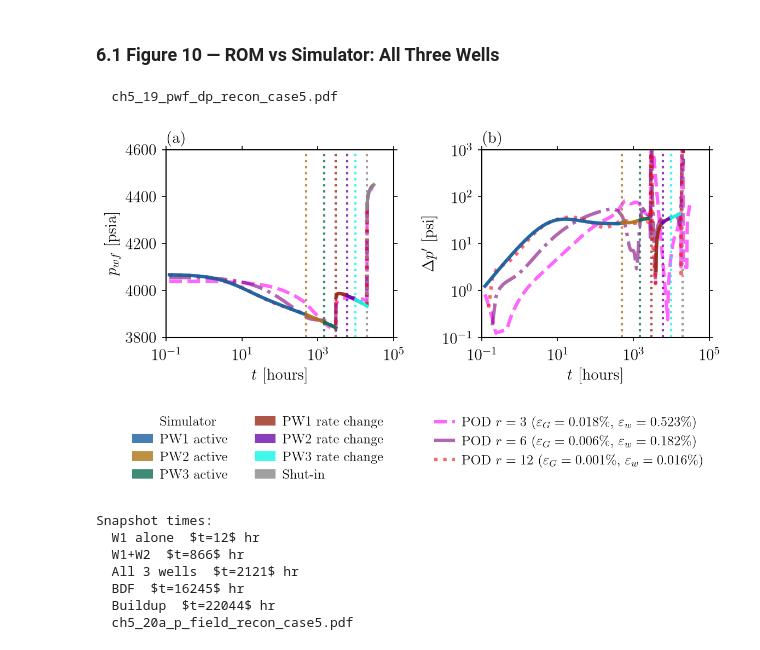
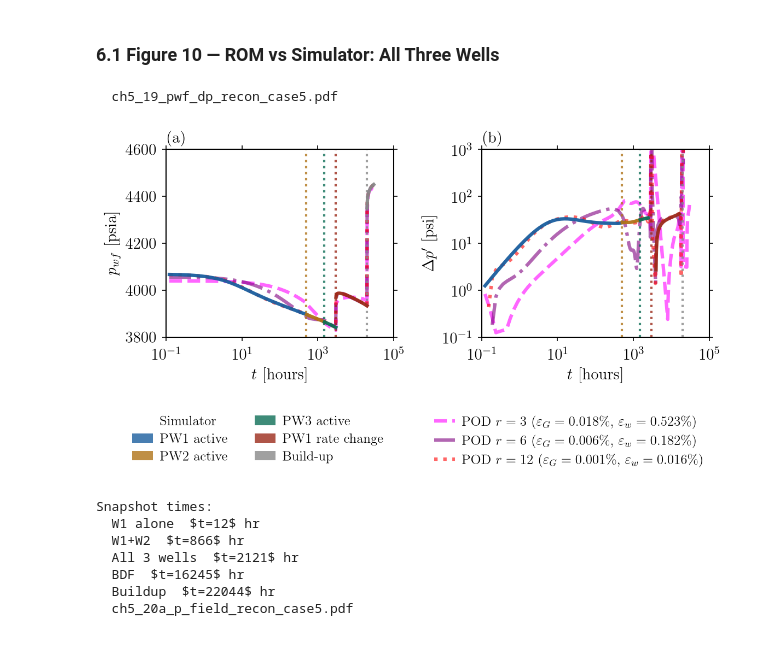
Before and after one commit to niloydebme/reservoir-opinf-rom, a Jupyter notebook: case_studies/notebooks/case5_multiwell.ipynb, the cells around one changed output. Saved outputs shown, nothing was run; the diff lists cells and outputs as text; code cells hidden in the pictures.

```diff
--- a/case_studies/notebooks/case5_multiwell.ipynb
+++ b/case_studies/notebooks/case5_multiwell.ipynb
@@ -775,15 +775,15 @@ vr_dpr = np.isfinite(Rk_dpr)
 C_dp  = '#185FA5'   # blue  — ΔP
 C_dpr = '#9b2a1a'   # red   — ΔP'
 
-# Incorporate the Case 5 variable-rate events
+# Case 5 events. Only PW1 undergoes a real rate change; PW2 and PW3
+# hold constant rate from startup to shut-in (confirmed against
+# rate_STBd), so no PW2/PW3 rate-change markers are drawn.
 ref_events = [
     (t_wbs,  '#2ca02c', r'$t_{\mathrm{wbs}}$ end'),
-    (t_W2s,  '#d62728', r'PW2 starts ($q = 800$ STB/d)'),
+    (t_W2s,  '#d62728', r'PW2 starts ($q = 400$ STB/d)'),
     (t_int,  '#9467bd', r'$t_{\mathrm{int}}$ -- PW1--PW2 interference'),
-    (t_W3s,  '#17becf', r'PW3 starts ($q = 1000$ STB/d)'),
-    (t_W1c,  '#1f77b4', r'PW1 rate $\rightarrow$ 400 STB/d'),
-    (t_W2c,  '#ff7f0e', r'PW2 rate $\rightarrow$ 500 STB/d'),
-    (t_W3c,  '#e377c2', r'PW3 rate $\rightarrow$ 700 STB/d'),
+    (t_W3s,  '#17becf', r'PW3 starts ($q = 300$ STB/d)'),
+    (t_W1c,  '#1f77b4', r'PW1 rate $\rightarrow$ 600 STB/d'),
     (t_pss,  '#8c564b', r'$t_{\mathrm{bdf}}$ -- boundary felt'),
     (t_shut, '#7f7f7f', r'All wells shut-in'),
 ]
@@ -984,19 +984,19 @@ dpr_sim_w1 = bourdet(np.clip(dp_sim_w1, 0, None), t, L=0.2)
 vs_sim_w1  = t_full & (dp_sim_w1 > 0.1) & (dpr_sim_w1 > 0.1)
 
 # ── Temporal Event Coding (from Multi-Rate Temporal Plot) ─────────────────
-event_cols = ['#1a5e9e', '#b07318', '#0d6e56', '#9b2a1a', '#6a0dad', '#0FF7E3', '#888888']
+# Only PW1 undergoes a real rate change; PW2/PW3 rates hold constant
+# from startup to shut-in (confirmed against rate_STBd).
+event_cols = ['#1a5e9e', '#b07318', '#0d6e56', '#9b2a1a', '#888888']
 period_labels = [
     'PW1 active',
     'PW2 active',
     'PW3 active',
     'PW1 rate change',
-    'PW2 rate change',
-    'PW3 rate change',
-    'Shut-in'
+    'Build-up'
 ]
 
-# Time boundaries for the 7 periods
-period_times = [t_lo, t_W2s, t_W3s, t_W1c, t_W2c, t_W3c, t_shut, t_hi]
+# Time boundaries for the 5 real periods
+period_times = [t_lo, t_W2s, t_W3s, t_W1c, t_shut, t_hi]
 
 fig, axes = plt.subplots(1, 2, figsize=(8, 3.5))
 
@@ -1006,7 +1006,7 @@ fig, axes = plt.subplots(1, 2, figsize=(8, 3.5))
 ax = axes[0]
 
 # Simulator line color-coded by region
-for i in range(7):
+for i in range(5):
     mask = t_full & (t >= period_times[i]) & (t <= period_times[i+1])
     if mask.any():
         ax.semilogx(t[mask], bhp_sim_w1[mask],
@@ -1026,7 +1026,7 @@ for r, col, ls in zip(ranks, colors, styles):
                 color=col, lw=3.0, ls=ls, alpha=0.60, label=lbl)
 
 # Shared vertical boundary times mapped to the event colors
-for i in range(1, 7):
+for i in range(1, 5):
     ax.axvline(period_times[i], color=event_cols[i], lw=2.0, ls=':', alpha=0.8)
 
 ax.set_title('(a)', loc='left', weight='normal', fontsize=14)
@@ -1043,7 +1043,7 @@ ax.yaxis.set_minor_locator(NullLocator())
 ax2 = axes[1]
 
 # Simulator derivative color-coded by region
-for i in range(7):
+for i in range(5):
     mask = vs_sim_w1 & (t >= period_times[i]) & (t <= period_times[i+1])
     if mask.any():
         ax2.loglog(t[mask], dpr_sim_w1[mask],
@@ -1062,7 +1062,7 @@ for r, col, ls in zip(ranks, colors, styles):
                ls=ls, color=col, lw=3.0, alpha=0.60, label=rf'POD  $r={r}$')
 
 # Shared vertical boundary times mapped to the event colors
-for i in range(1, 7):
+for i in range(1, 5):
     ax2.axvline(period_times[i], color=event_cols[i], lw=2.0, ls=':', alpha=0.8)
 
 ax2.set_title('(b)', loc='left', weight='normal', fontsize=14)
@@ -1080,35 +1080,35 @@ ax2.yaxis.set_minor_locator(NullLocator())
 
 # Extract handles and labels from panel (a) for POD
 pod_handles, pod_labels = [], []
 for h, l in zip(*ax.get_legend_handles_labels()):
     if 'POD' in l:
         pod_handles.append(h)
         pod_labels.append(l)
 
 # 1. Left Column: Simulator & Temporal Color Patches
 sim_handle = mlines.Line2D([], [], color='none', lw=3.0, label='Simulator')
-patch_handles = [Patch(facecolor=event_cols[i], alpha=0.8, label=period_labels[i]) for i in range(7)]
+patch_handles = [Patch(facecolor=event_cols[i], alpha=0.8, label=period_labels[i]) for i in range(5)]
 
 # Anchored to the upper right of the x=0.48 midpoint (Left side of center)
 # ncol=2 packs the 8 items into 4 tidy rows
 leg1 = fig.legend(handles=[sim_handle] + patch_handles,
                   loc='upper right', bbox_to_anchor=(0.48, 0.02),
                   ncol=2, framealpha=0.0, fontsize=12)
 
 # 2. Right Column: POD Comparison Ranks
 # Anchored to the upper left of the x=0.52 midpoint (Right side of center)
 leg2 = fig.legend(pod_handles, pod_labels,
                   loc='upper left', bbox_to_anchor=(0.52, 0.02),
                   ncol=1, framealpha=0.0, fontsize=12)
 
 # Adjust the bottom padding (0.22 to 0.25) depending on how tall the 4-row legend renders
 plt.tight_layout(rect=[0.01, 0.03, 1, 1.03])
 #sf('fig10_W1_pod_comparison_colored.pdf')
 sf('ch5_19_pwf_dp_recon_case5.pdf')
 plt.show()
 # %% [output]
   ch5_19_pwf_dp_recon_case5.pdf
-[figure, old version]
+[figure, new version]
 # %%
 # ══════════════════════════════════════════════════════════════════════════
 # §  Pressure Field Reconstruction Check — Case 5
```
Also changed, not shown: parts of 3 cells of this notebook, 8 other files.
